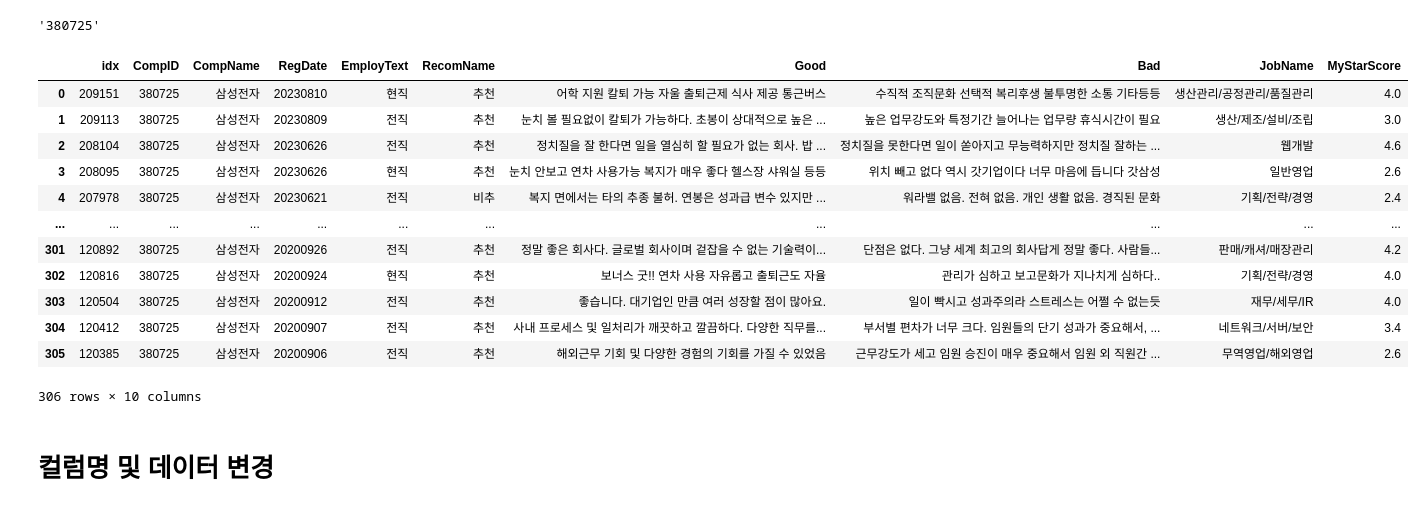
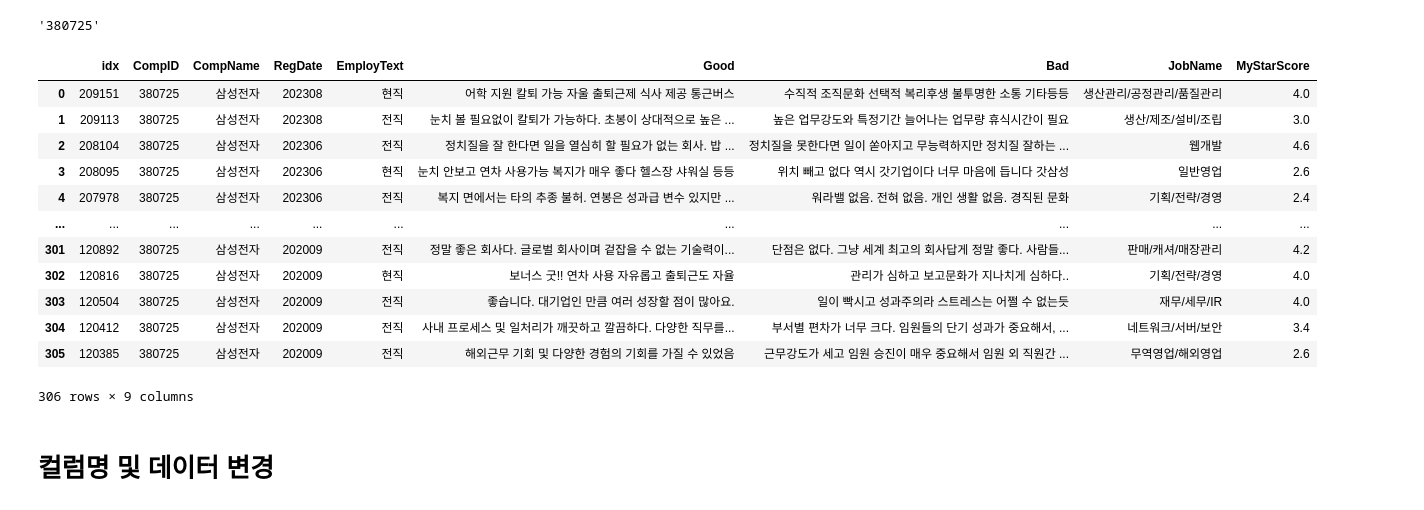
Before and after one commit to parking-place/EZPZ_Project, a Jupyter notebook: modules/crawlers/reviews/new_catch.ipynb, the cells around one changed output. Drawn from its saved outputs; the diff is of its cells as text; code cells hidden in the pictures.

```diff
--- a/modules/crawlers/reviews/new_catch.ipynb
+++ b/modules/crawlers/reviews/new_catch.ipynb
@@ -168,12 +163,13 @@ data = list(itertools.chain.from_iterable(rv))
 df = pd.DataFrame(data)
 
 
-df.drop(['CI', 'Gender2', 'EmployType', 'NewOld', 'Answer', 'UsefulY', 'CareerYear', 'CareerYearYN',  'MyUsefulY',
-            'MyOpinion', 'CareerYear', 'Keyword1', 'Keyword2', 'Keyword3', 'Keyword1YN', 'Keyword2YN', 'Keyword3YN', 'Area'],
+df.drop(['CI', 'Gender2', 'EmployType', 'NewOld', 'Answer', 'UsefulY', 'CareerYear',
+            'RecomName', 'CareerYearYN', 'MyUsefulY', 'MyOpinion', 'Area',
+            'Keyword1', 'Keyword2', 'Keyword3', 'Keyword1YN', 'Keyword2YN', 'Keyword3YN'],
             axis=1, inplace=True)
 df['Good'] = df['Good'].apply(lambda x: re.sub(r'\s+', ' ', re.sub(r'\n+', ' ', x)).strip())
 df['Bad'] = df['Bad'].apply(lambda x: re.sub(r'\s+', ' ', re.sub(r'\n+', ' ', x)).strip())
-df['RegDate'] = df['RegDate'].apply(lambda x: re.sub(r'[^0-9]', '', x)[:8].strip())
+df['RegDate'] = df['RegDate'].apply(lambda x: re.sub(r'[^0-9]', '', x)[:6].strip())
 
 
 df
@@ -221,50 +217,52 @@ try :
 
     rv = []
 
 
     while True :
 
         url = f'https://www.catch.co.kr/api/v1.0/comp/reviewInfo/{comp_id}/commentList?currentPage={p_num}&pageSize=2000&isNew=false&employType=1&isEmploy=false&jobCode='
         rv.append(requests.get(url).json()['reviewList'])
 
         p_num += 1
 
         if len(requests.get(url).json()['reviewList']) == 0 :
             break
 
 
     data = list(itertools.chain.from_iterable(rv))      # = 리스트 컴프리헨션
     df = pd.DataFrame(data)
 
 
-    df.drop(['CI', 'Gender2', 'EmployType', 'NewOld', 'Answer', 'UsefulY', 'CareerYear', 'CareerYearYN',  'MyUsefulY',
-                'MyOpinion', 'CareerYear', 'Keyword1', 'Keyword2', 'Keyword3', 'Keyword1YN', 'Keyword2YN', 'Keyword3YN', 'Area'],
-                axis=1, inplace=True)
+    df.drop(['CI', 'Gender2', 'EmployType', 'NewOld', 'Answer', 'UsefulY', 'CareerYear',
+            'RecomName', 'CareerYearYN', 'MyUsefulY', 'MyOpinion', 'Area',
+            'Keyword1', 'Keyword2', 'Keyword3', 'Keyword1YN', 'Keyword2YN', 'Keyword3YN'],
+            axis=1, inplace=True)
+
     df['Good'] = df['Good'].apply(lambda x: re.sub(r'\s+', ' ', re.sub(r'\n+', ' ', x)).strip())
     df['Bad'] = df['Bad'].apply(lambda x: re.sub(r'\s+', ' ', re.sub(r'\n+', ' ', x)).strip())
-    df['RegDate'] = df['RegDate'].apply(lambda x: re.sub(r'[^0-9]', '', x)[:8].strip())
+    df['RegDate'] = df['RegDate'].apply(lambda x: re.sub(r'[^0-9]', '', x)[:6].strip())
 
 
 
 except :
     print("리뷰가 존재하지 않습니다.")
 
 
 df
 # %% [output]
-|  | idx | CompID | CompName | RegDate | EmployText | RecomName | Good | Bad | JobName | MyStarScore |
-| 0 | 209151 | 380725 | 삼성전자 | 20230810 | 현직 | 추천 | 어학 지원 칼퇴 가능 자울 출퇴근제 식사 제공 통근버스 | 수직적 조직문화 선택적 복리후생 불투명한 소통 기타등등 | 생산관리/공정관리/품질관리 | 4.0 |
-| 1 | 209113 | 380725 | 삼성전자 | 20230809 | 전직 | 추천 | 눈치 볼 필요없이 칼퇴가 가능하다. 초봉이 상대적으로 높은 ... | 높은 업무강도와 특정기간 늘어나는 업무량 휴식시간이 필요 | 생산/제조/설비/조립 | 3.0 |
-| 2 | 208104 | 380725 | 삼성전자 | 20230626 | 전직 | 추천 | 정치질을 잘 한다면 일을 열심히 할 필요가 없는 회사. 밥 ... | 정치질을 못한다면 일이 쏟아지고 무능력하지만 정치질 잘하는 ... | 웹개발 | 4.6 |
-| 3 | 208095 | 380725 | 삼성전자 | 20230626 | 현직 | 추천 | 눈치 안보고 연차 사용가능 복지가 매우 좋다 헬스장 샤워실 등등 | 위치 빼고 없다 역시 갓기업이다 너무 마음에 듭니다 갓삼성 | 일반영업 | 2.6 |
-| 4 | 207978 | 380725 | 삼성전자 | 20230621 | 전직 | 비추 | 복지 면에서는 타의 추종 불허. 연봉은 성과급 변수 있지만 ... | 워라밸 없음. 전혀 없음. 개인 생활 없음. 경직된 문화 | 기획/전략/경영 | 2.4 |
-| ... | ... | ... | ... | ... | ... | ... | ... | ... | ... | ... |
-| 301 | 120892 | 380725 | 삼성전자 | 20200926 | 전직 | 추천 | 정말 좋은 회사다. 글로벌 회사이며 겉잡을 수 없는 기술력이... | 단점은 없다. 그냥 세계 최고의 회사답게 정말 좋다. 사람들... | 판매/캐셔/매장관리 | 4.2 |
-| 302 | 120816 | 380725 | 삼성전자 | 20200924 | 현직 | 추천 | 보너스 굿!! 연차 사용 자유롭고 출퇴근도 자율 | 관리가 심하고 보고문화가 지나치게 심하다.. | 기획/전략/경영 | 4.0 |
-| 303 | 120504 | 380725 | 삼성전자 | 20200912 | 전직 | 추천 | 좋습니다. 대기업인 만큼 여러 성장할 점이 많아요. | 일이 빡시고 성과주의라 스트레스는 어쩔 수 없는듯 | 재무/세무/IR | 4.0 |
-| 304 | 120412 | 380725 | 삼성전자 | 20200907 | 전직 | 추천 | 사내 프로세스 및 일처리가 깨끗하고 깔끔하다. 다양한 직무를... | 부서별 편차가 너무 크다. 임원들의 단기 성과가 중요해서, ... | 네트워크/서버/보안 | 3.4 |
-| 305 | 120385 | 380725 | 삼성전자 | 20200906 | 전직 | 추천 | 해외근무 기회 및 다양한 경험의 기회를 가질 수 있었음 | 근무강도가 세고 임원 승진이 매우 중요해서 임원 외 직원간 ... | 무역영업/해외영업 | 2.6 |
+|  | idx | CompID | CompName | RegDate | EmployText | Good | Bad | JobName | MyStarScore |
+| 0 | 209151 | 380725 | 삼성전자 | 202308 | 현직 | 어학 지원 칼퇴 가능 자울 출퇴근제 식사 제공 통근버스 | 수직적 조직문화 선택적 복리후생 불투명한 소통 기타등등 | 생산관리/공정관리/품질관리 | 4.0 |
+| 1 | 209113 | 380725 | 삼성전자 | 202308 | 전직 | 눈치 볼 필요없이 칼퇴가 가능하다. 초봉이 상대적으로 높은 ... | 높은 업무강도와 특정기간 늘어나는 업무량 휴식시간이 필요 | 생산/제조/설비/조립 | 3.0 |
+| 2 | 208104 | 380725 | 삼성전자 | 202306 | 전직 | 정치질을 잘 한다면 일을 열심히 할 필요가 없는 회사. 밥 ... | 정치질을 못한다면 일이 쏟아지고 무능력하지만 정치질 잘하는 ... | 웹개발 | 4.6 |
+| 3 | 208095 | 380725 | 삼성전자 | 202306 | 현직 | 눈치 안보고 연차 사용가능 복지가 매우 좋다 헬스장 샤워실 등등 | 위치 빼고 없다 역시 갓기업이다 너무 마음에 듭니다 갓삼성 | 일반영업 | 2.6 |
+| 4 | 207978 | 380725 | 삼성전자 | 202306 | 전직 | 복지 면에서는 타의 추종 불허. 연봉은 성과급 변수 있지만 ... | 워라밸 없음. 전혀 없음. 개인 생활 없음. 경직된 문화 | 기획/전략/경영 | 2.4 |
+| ... | ... | ... | ... | ... | ... | ... | ... | ... | ... |
+| 301 | 120892 | 380725 | 삼성전자 | 202009 | 전직 | 정말 좋은 회사다. 글로벌 회사이며 겉잡을 수 없는 기술력이... | 단점은 없다. 그냥 세계 최고의 회사답게 정말 좋다. 사람들... | 판매/캐셔/매장관리 | 4.2 |
+| 302 | 120816 | 380725 | 삼성전자 | 202009 | 현직 | 보너스 굿!! 연차 사용 자유롭고 출퇴근도 자율 | 관리가 심하고 보고문화가 지나치게 심하다.. | 기획/전략/경영 | 4.0 |
+| 303 | 120504 | 380725 | 삼성전자 | 202009 | 전직 | 좋습니다. 대기업인 만큼 여러 성장할 점이 많아요. | 일이 빡시고 성과주의라 스트레스는 어쩔 수 없는듯 | 재무/세무/IR | 4.0 |
+| 304 | 120412 | 380725 | 삼성전자 | 202009 | 전직 | 사내 프로세스 및 일처리가 깨끗하고 깔끔하다. 다양한 직무를... | 부서별 편차가 너무 크다. 임원들의 단기 성과가 중요해서, ... | 네트워크/서버/보안 | 3.4 |
+| 305 | 120385 | 380725 | 삼성전자 | 202009 | 전직 | 해외근무 기회 및 다양한 경험의 기회를 가질 수 있었음 | 근무강도가 세고 임원 승진이 매우 중요해서 임원 외 직원간 ... | 무역영업/해외영업 | 2.6 |
-306 rows × 10 columns
+306 rows × 9 columns
 # %% [markdown]
 # 컬럼명 및 데이터 변경
 # %% [markdown]
```
Also changed, not shown: parts of 24 cells of this notebook, 1 other file.
